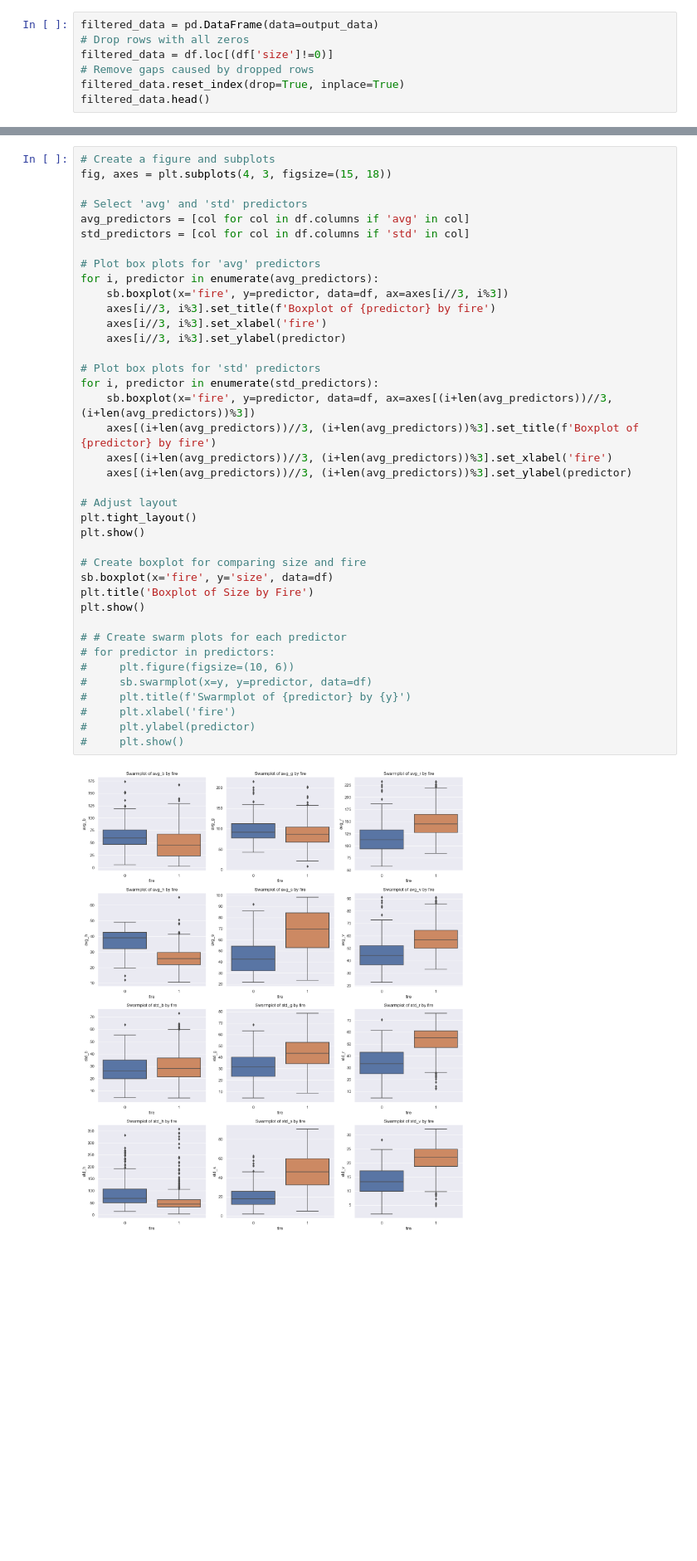
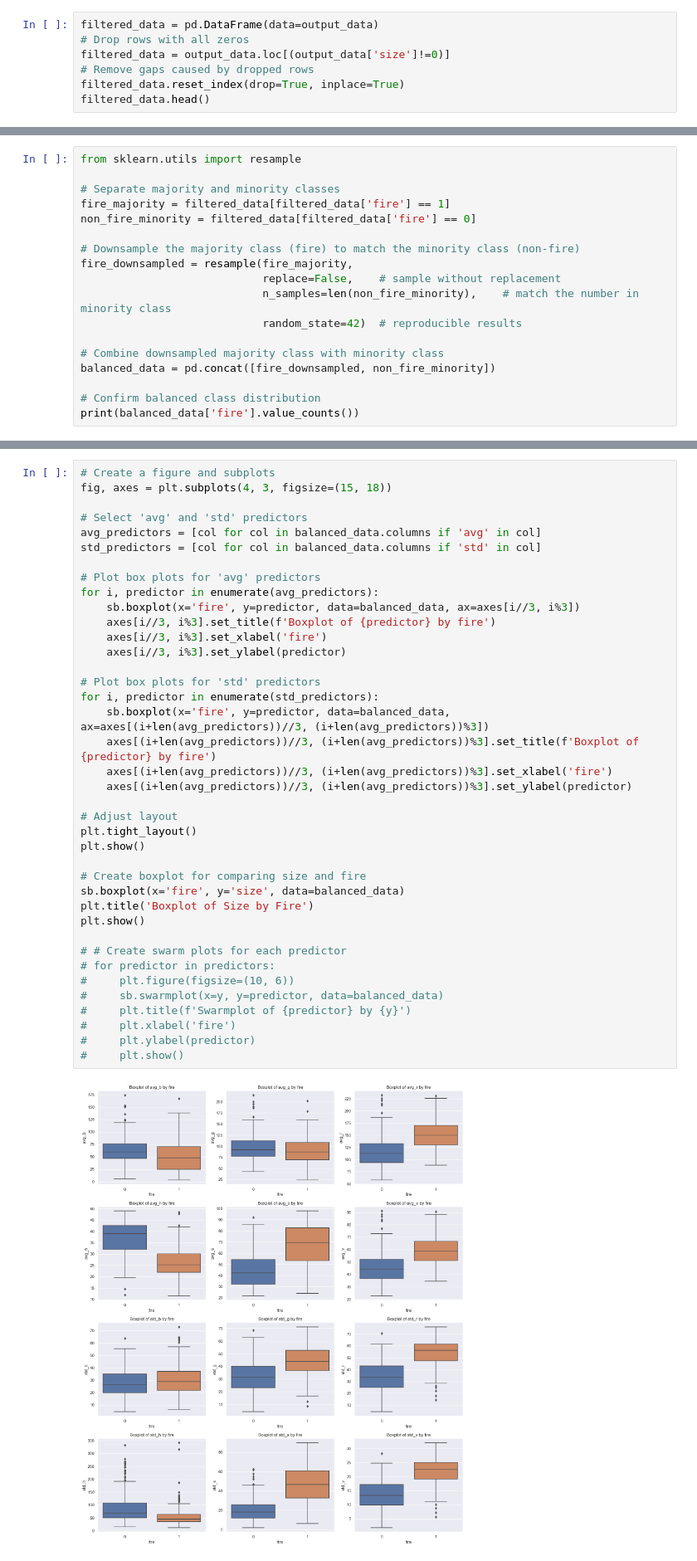
Before and after one commit to TayYuanGeng/SC1015-Mini-Project, a Jupyter notebook: Data Preparation & Cleaning.ipynb, the cells around one changed output, grey strips where cells are left out. Shown: that part at 83% size. Cells and saved outputs as stored; diff of their text form; blank space fills up the shorter version.

```diff
--- a/Data Preparation & Cleaning.ipynb
+++ b/Data Preparation & Cleaning.ipynb
@@ -69,7 +69,7 @@ memory usage: 124.9+ KB
 # %%
 filtered_data = pd.DataFrame(data=output_data)
 # Drop rows with all zeros
-filtered_data = df.loc[(df['size']!=0)]
+filtered_data = output_data.loc[(output_data['size']!=0)]
 # Remove gaps caused by dropped rows
 filtered_data.reset_index(drop=True, inplace=True)
 filtered_data.head()
@@ -134,0 +137,18 @@ plt.show()
+# %%
+from sklearn.utils import resample
+
+# Separate majority and minority classes
+fire_majority = filtered_data[filtered_data['fire'] == 1]
+non_fire_minority = filtered_data[filtered_data['fire'] == 0]
+
+# Downsample the majority class (fire) to match the minority class (non-fire)
+fire_downsampled = resample(fire_majority,
+                            replace=False,    # sample without replacement
+                            n_samples=len(non_fire_minority),    # match the number in minority class
+                            random_state=42)  # reproducible results
+
+# Combine downsampled majority class with minority class
+balanced_data = pd.concat([fire_downsampled, non_fire_minority])
+
+# Confirm balanced class distribution
+print(balanced_data['fire'].value_counts())
@@ -174,39 +199,39 @@ y = df['fire']
 fig, axes = plt.subplots(4, 3, figsize=(15, 18))
 
 # Select 'avg' and 'std' predictors
-avg_predictors = [col for col in df.columns if 'avg' in col]
-std_predictors = [col for col in df.columns if 'std' in col]
+avg_predictors = [col for col in balanced_data.columns if 'avg' in col]
+std_predictors = [col for col in balanced_data.columns if 'std' in col]
 
 # Plot box plots for 'avg' predictors
 for i, predictor in enumerate(avg_predictors):
-    sb.boxplot(x='fire', y=predictor, data=df, ax=axes[i//3, i%3])
+    sb.boxplot(x='fire', y=predictor, data=balanced_data, ax=axes[i//3, i%3])
     axes[i//3, i%3].set_title(f'Boxplot of {predictor} by fire')
     axes[i//3, i%3].set_xlabel('fire')
     axes[i//3, i%3].set_ylabel(predictor)
 
 # Plot box plots for 'std' predictors
 for i, predictor in enumerate(std_predictors):
-    sb.boxplot(x='fire', y=predictor, data=df, ax=axes[(i+len(avg_predictors))//3, (i+len(avg_predictors))%3])
+    sb.boxplot(x='fire', y=predictor, data=balanced_data, ax=axes[(i+len(avg_predictors))//3, (i+len(avg_predictors))%3])
     axes[(i+len(avg_predictors))//3, (i+len(avg_predictors))%3].set_title(f'Boxplot of {predictor} by fire')
     axes[(i+len(avg_predictors))//3, (i+len(avg_predictors))%3].set_xlabel('fire')
     axes[(i+len(avg_predictors))//3, (i+len(avg_predictors))%3].set_ylabel(predictor)
 
 # Adjust layout
 plt.tight_layout()
 plt.show()
 
 # Create boxplot for comparing size and fire
-sb.boxplot(x='fire', y='size', data=df)
+sb.boxplot(x='fire', y='size', data=balanced_data)
 plt.title('Boxplot of Size by Fire')
 plt.show()
 
 # # Create swarm plots for each predictor
 # for predictor in predictors:
 #     plt.figure(figsize=(10, 6))
-#     sb.swarmplot(x=y, y=predictor, data=df)
+#     sb.swarmplot(x=y, y=predictor, data=balanced_data)
 #     plt.title(f'Swarmplot of {predictor} by {y}')
 #     plt.xlabel('fire')
 #     plt.ylabel(predictor)
 #     plt.show()
 # %% [output]
-[figure, old version]
+[figure, new version]
```
Also changed, not shown: parts of 13 cells of this notebook.
